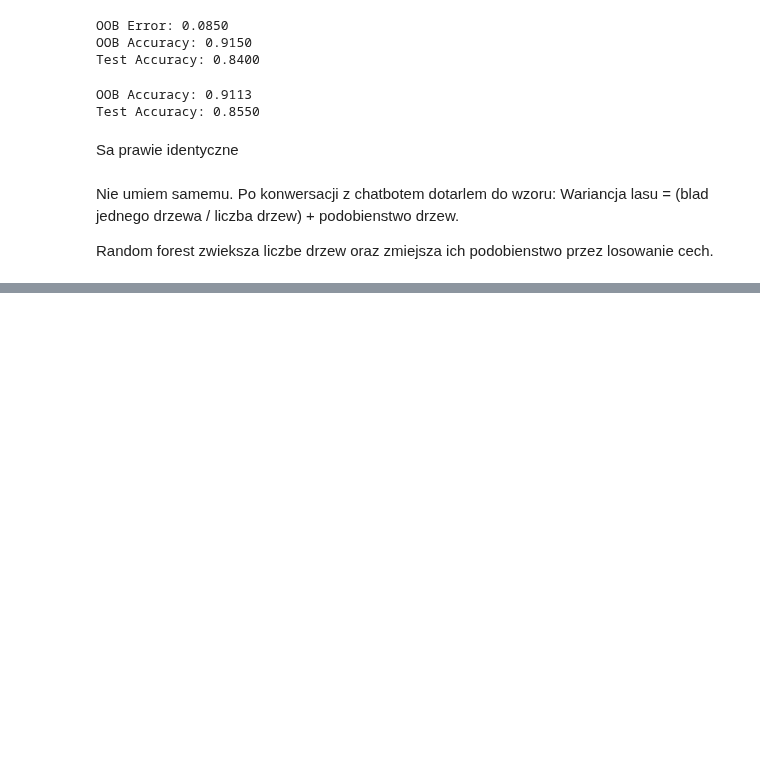
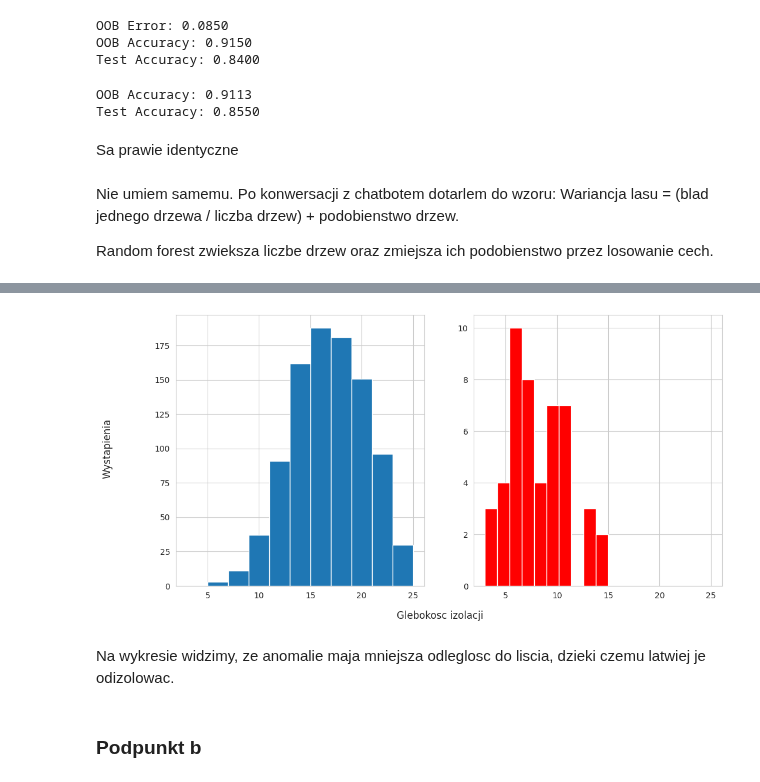
Before and after one commit to rektyyy/Artificial-Intelligence, a Jupyter notebook: ML/exercises/8/Assignment_8.ipynb, the cells around one changed output, grey strips where cells are left out. Saved outputs shown, nothing was run; the diff lists cells and outputs as text; code cells hidden in the pictures; blank space fills up the shorter version.

```diff
--- a/ML/exercises/8/Assignment_8.ipynb
+++ b/ML/exercises/8/Assignment_8.ipynb
@@ -305,0 +399,2 @@ Random forest zwieksza liczbe drzew oraz zmiejsza ich podobienstwo przez losowan
+# %%
+X, y = generate_network_data()
@@ -305,0 +403,4 @@ Random forest zwieksza liczbe drzew oraz zmiejsza ich podobienstwo przez losowan
+# %%
+isolationTree = IsolationTree()
+# %%
+isolationTree.fit(X)
@@ -305,0 +425,19 @@ Random forest zwieksza liczbe drzew oraz zmiejsza ich podobienstwo przez losowan
+# %%
+isolationDepth = [isolationTree.path_length(x) for x in X]
+
+normalDepth = isolationDepth[:950]
+anomaliesDepth = isolationDepth[950:]
+
+fig, axes = plt.subplots(1, 2, figsize=(12, 6), sharex=True)
+
+axes[0].hist(normalDepth)
+axes[1].hist(anomaliesDepth, color='red')
+fig.supylabel('Wystapienia')
+fig.supxlabel('Glebokosc izolacji')
+plt.show()
+# %% [output]
+[figure, added]
+# %% [markdown]
+Na wykresie widzimy, ze anomalie maja mniejsza odleglosc do liscia, dzieki czemu latwiej je odizolowac.
+# %% [markdown]
+### Podpunkt b
```
Also changed, not shown: parts of 24 cells of this notebook.
